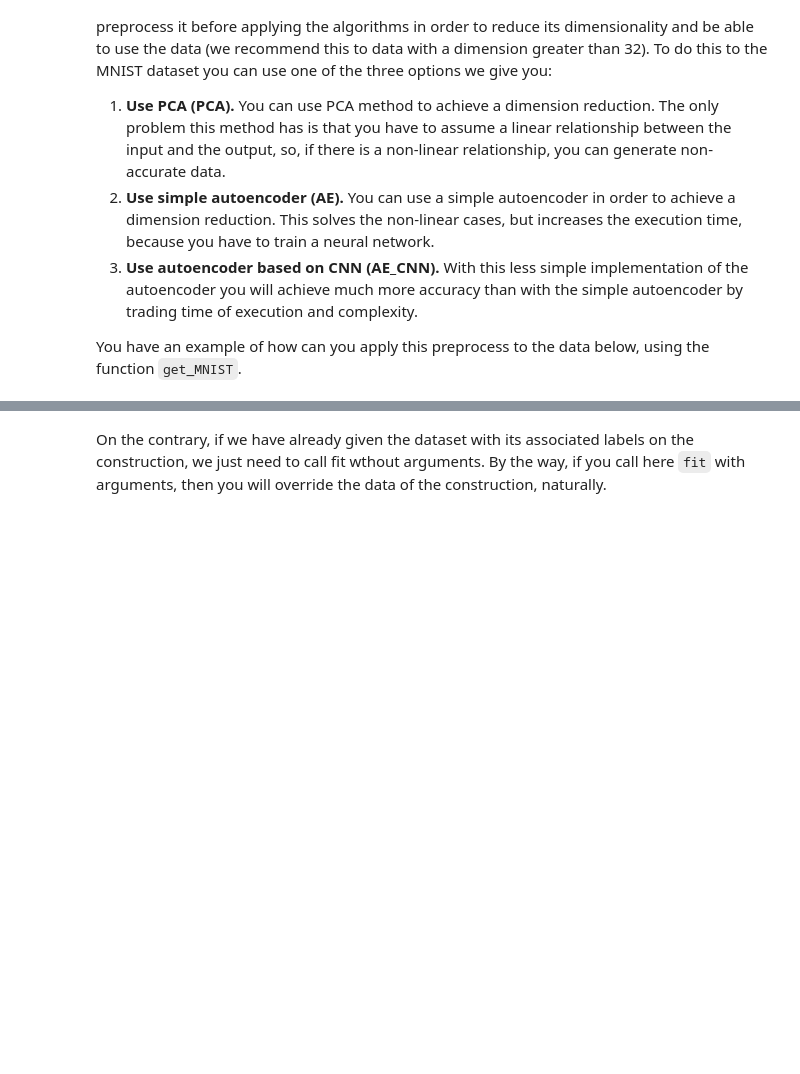
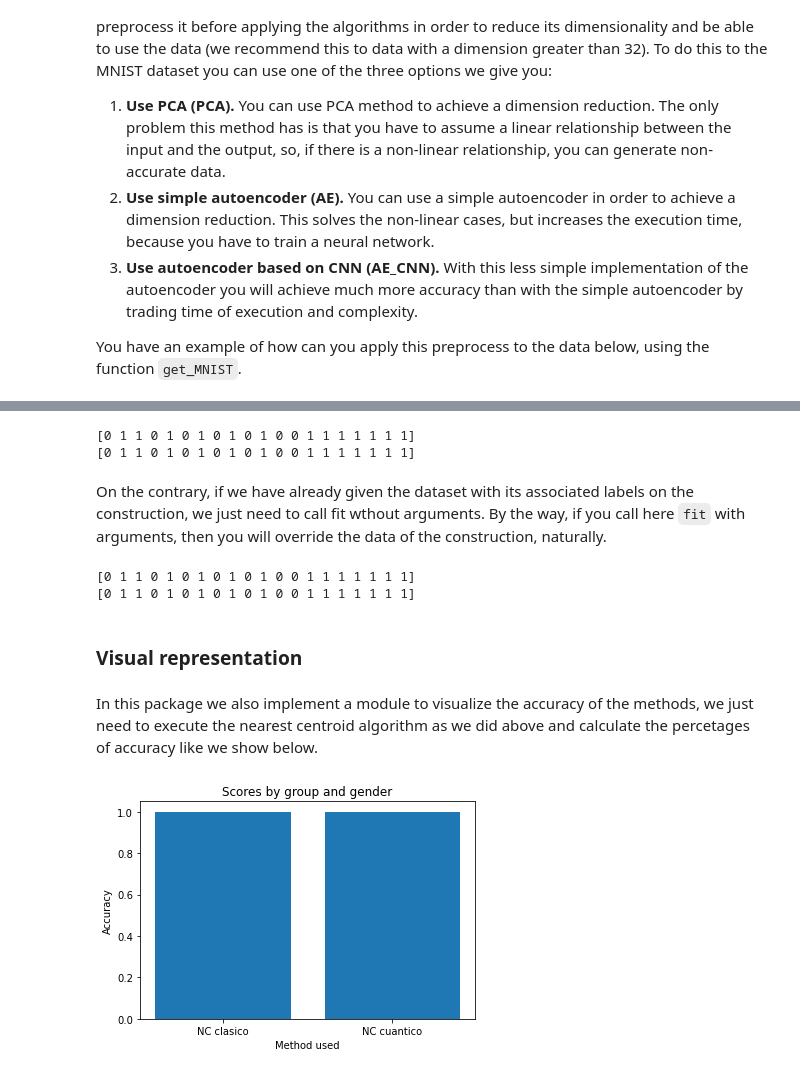
Before and after one commit to jorgevazquezperez/Quantum-image-classifier, a Jupyter notebook: docs/UsageTutorial.ipynb, the cells around one changed output, grey strips where cells are left out. Saved outputs shown, nothing was run; the diff lists cells and outputs as text; code cells hidden in the pictures; blank space fills up the shorter version.

```diff
--- a/docs/UsageTutorial.ipynb
+++ b/docs/UsageTutorial.ipynb
@@ -48,3 +20,11 @@ train_X_syn, train_y_syn, test_X_syn, test_y_syn = dg.generate_synthetic_data(n_
+# %%
+from quantum_image_classifier import data_generator as dg
+
+n_dim = 8
+n_clusters = 2
+n_samples = 1000
+
+train_X_syn, train_y_syn, test_X_syn, test_y_syn = dg.generate_synthetic_data(n_dim, n_clusters, n_samples)
 # %% [markdown]
 Other option is to use the MNIST dataset. To do this you need to be aware of a very important aspect of the nature of the quantum algorithms: **you can operate with a very limited number of qubits**. This means that, if you wish to classify an actual image, you need to preprocess it before applying the algorithms in order to reduce its dimensionality and be able to use the data (we recommend this to data with a dimension greater than 32). To do this to the MNIST dataset you can use one of the three options we give you:
 
@@ -99,15 +61,53 @@ nearest_centroid = NearestCentroid()
 nearest_centroid.fit(train_X_syn, train_y_syn, n_dim)
 labels_predicted = nearest_centroid.predict(test_X_syn)
 
-print(test_y_syn)
-print(labels_predicted)
+print(test_y_syn[:20])
+print(labels_predicted[:20])
+# %% [output]
+[0 1 1 0 1 0 1 0 1 0 1 0 0 1 1 1 1 1 1 1]
+[0 1 1 0 1 0 1 0 1 0 1 0 0 1 1 1 1 1 1 1]
 # %% [markdown]
 On the contrary, if we have already given the dataset with its associated labels on the construction, we just need to call fit wthout arguments. By the way, if you call here `fit` with arguments, then you will override the data of the construction, naturally.
 # %%
-# Instance with dataset and labels.
+# Instance with dataset and labels
 nearest_centroid = NearestCentroid(train_X_syn, train_y_syn, n_dim)
 nearest_centroid.fit()
 labels_predicted = nearest_centroid.predict(test_X_syn)
 
-print(test_y_syn)
-print(labels_predicted)
+print(test_y_syn[:20])
+print(labels_predicted[:20])
+# %% [output]
+[0 1 1 0 1 0 1 0 1 0 1 0 0 1 1 1 1 1 1 1]
+[0 1 1 0 1 0 1 0 1 0 1 0 0 1 1 1 1 1 1 1]
+# %% [markdown]
+### Visual representation
+# %% [markdown]
+In this package we also implement a module to visualize the accuracy of the methods, we just need to execute the nearest centroid algorithm as we did above and calculate the percetages of accuracy like we show below.
+# %%
+from sklearn.neighbors import NearestCentroid as classicalNC
+from quantum_image_classifier import NearestCentroid as quantumNC
+
+from quantum_image_classifier import error_graph
+
+def _calc_accuracy(labels, predictions):
+    counts = 0
+    for label, prediction in zip(labels, predictions):
+        if prediction == label:
+            counts += 1
+    return counts / len(labels)
+
+quantum = quantumNC()
+quantum.fit(train_X_syn, train_y_syn, n_dim)
+labelsQ = quantum.predict(test_X_syn)
+
+classical = classicalNC()
+classical.fit(train_X_syn, train_y_syn)
+labelsC = classical.predict(test_X_syn)
+
+accuracyQ = _calc_accuracy(test_y_syn, labelsQ)
+accuracyC = _calc_accuracy(test_y_syn, labelsC)
+
+error_graph("./clasico_vs_cuantico_gen.png",
+                 ("NC clasico", accuracyC), ("NC cuantico", accuracyQ))
+# %% [output]
+[figure, added]
```
Also changed, not shown: parts of 16 cells of this notebook, 7 other files.
